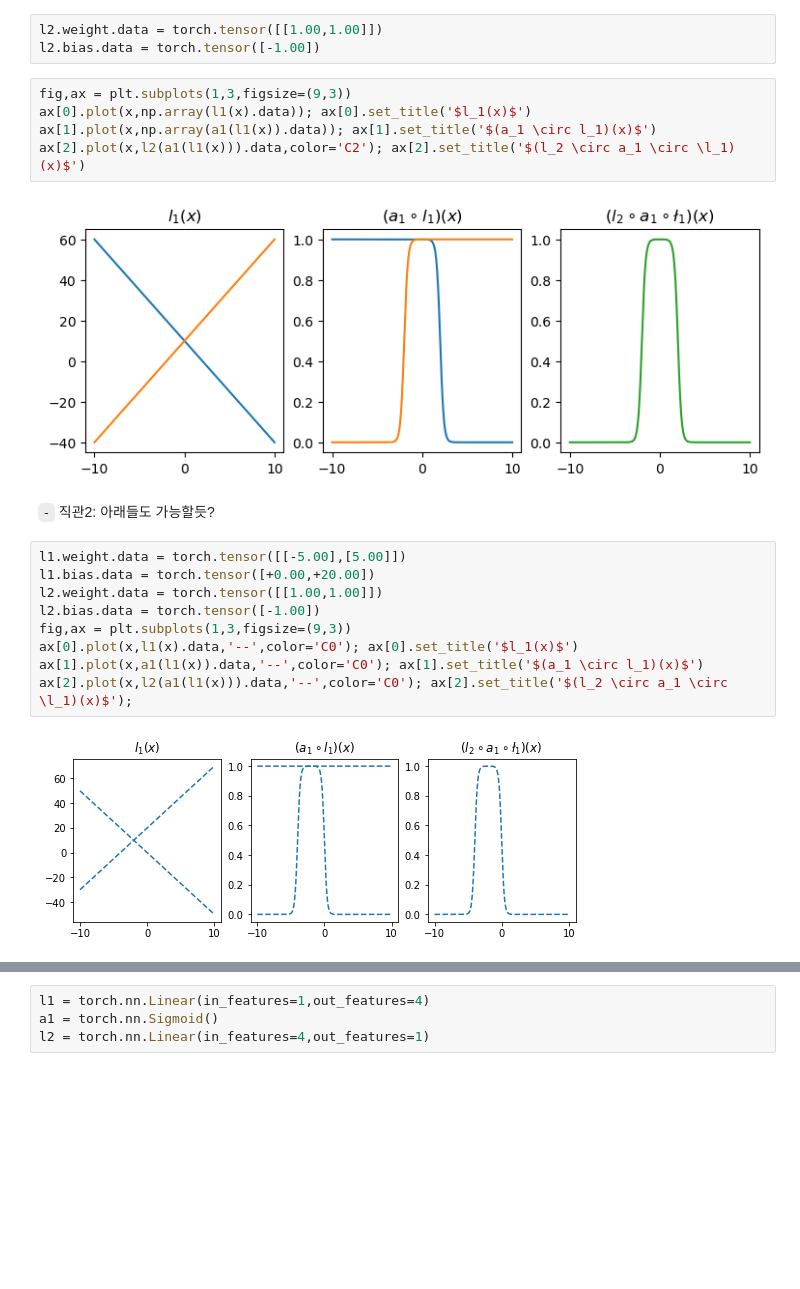
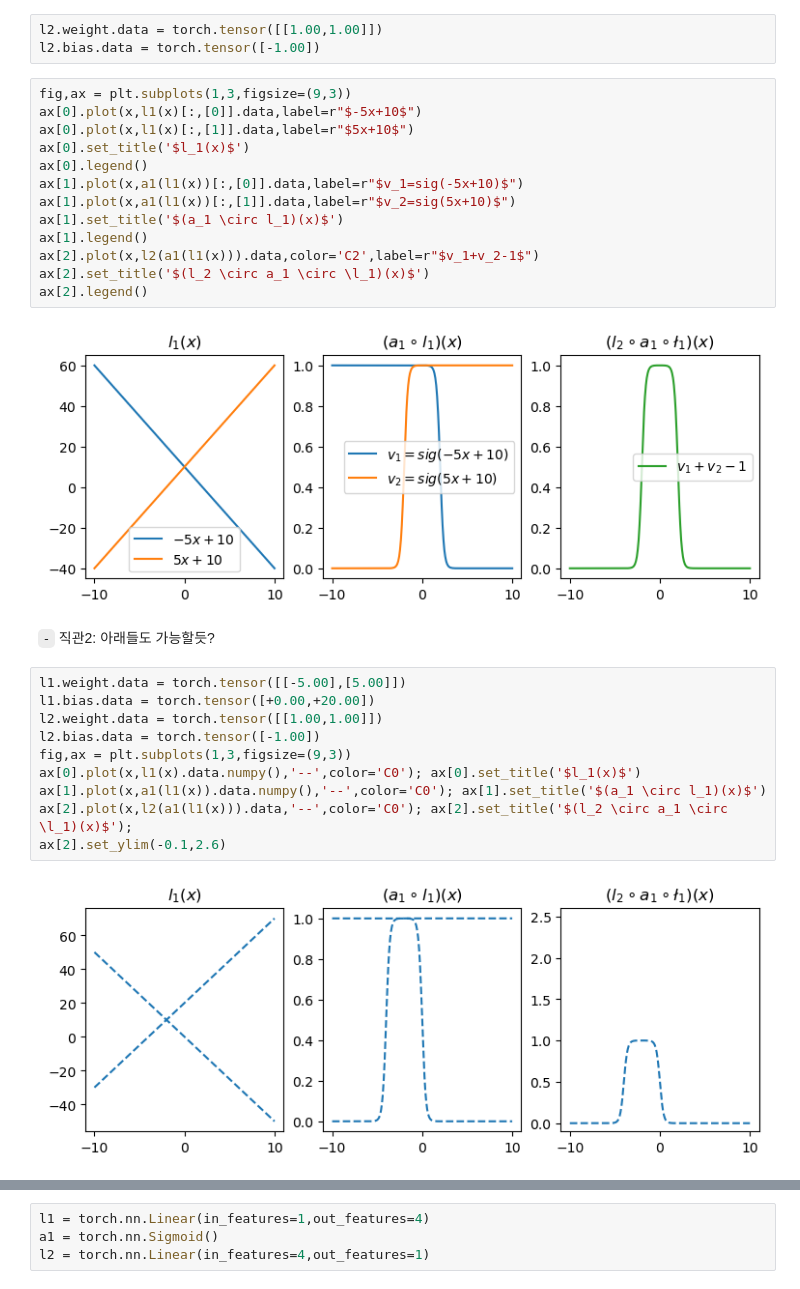
Before and after one commit to guebin/DL2024, a Jupyter notebook: docs/posts/04wk-1.out.ipynb, the cells around one changed output, grey strips where cells are left out. Saved outputs shown, nothing was run; the diff lists cells and outputs as text; blank space fills up the shorter version.

```diff
--- a/docs/posts/04wk-1.out.ipynb
+++ b/docs/posts/04wk-1.out.ipynb
@@ -192,21 +197,30 @@ l2.weight.data = torch.tensor([[1.00,1.00]])
 l2.bias.data = torch.tensor([-1.00])
 # %%
 fig,ax = plt.subplots(1,3,figsize=(9,3))
-ax[0].plot(x,np.array(l1(x).data)); ax[0].set_title('$l_1(x)$')
-ax[1].plot(x,np.array(a1(l1(x)).data)); ax[1].set_title('$(a_1 \circ l_1)(x)$')
-ax[2].plot(x,l2(a1(l1(x))).data,color='C2'); ax[2].set_title('$(l_2 \circ a_1 \circ \l_1)(x)$')
+ax[0].plot(x,l1(x)[:,[0]].data,label=r"$-5x+10$")
+ax[0].plot(x,l1(x)[:,[1]].data,label=r"$5x+10$")
+ax[0].set_title('$l_1(x)$')
+ax[0].legend()
+ax[1].plot(x,a1(l1(x))[:,[0]].data,label=r"$v_1=sig(-5x+10)$")
+ax[1].plot(x,a1(l1(x))[:,[1]].data,label=r"$v_2=sig(5x+10)$")
+ax[1].set_title('$(a_1 \circ l_1)(x)$')
+ax[1].legend()
+ax[2].plot(x,l2(a1(l1(x))).data,color='C2',label=r"$v_1+v_2-1$")
+ax[2].set_title('$(l_2 \circ a_1 \circ \l_1)(x)$')
+ax[2].legend()
 # %% [output]
-[figure, old version]
+[figure, new version]
-# %% [markdown]
-`-` 직관2: 아래들도 가능할듯?
+# %% [markdown]
+`-` 직관2: 아래들도 가능할듯?
 # %%
 l1.weight.data = torch.tensor([[-5.00],[5.00]])
 l1.bias.data = torch.tensor([+0.00,+20.00])
 l2.weight.data = torch.tensor([[1.00,1.00]])
 l2.bias.data = torch.tensor([-1.00])
 fig,ax = plt.subplots(1,3,figsize=(9,3))
-ax[0].plot(x,l1(x).data,'--',color='C0'); ax[0].set_title('$l_1(x)$')
-ax[1].plot(x,a1(l1(x)).data,'--',color='C0'); ax[1].set_title('$(a_1 \circ l_1)(x)$')
+ax[0].plot(x,l1(x).data.numpy(),'--',color='C0'); ax[0].set_title('$l_1(x)$')
+ax[1].plot(x,a1(l1(x)).data.numpy(),'--',color='C0'); ax[1].set_title('$(a_1 \circ l_1)(x)$')
 ax[2].plot(x,l2(a1(l1(x))).data,'--',color='C0'); ax[2].set_title('$(l_2 \circ a_1 \circ \l_1)(x)$');
+ax[2].set_ylim(-0.1,2.6)
 # %% [output]
-[figure, old version]
+[figure, new version]
```
Also changed, not shown: parts of 65 cells of this notebook, 50 other files.
